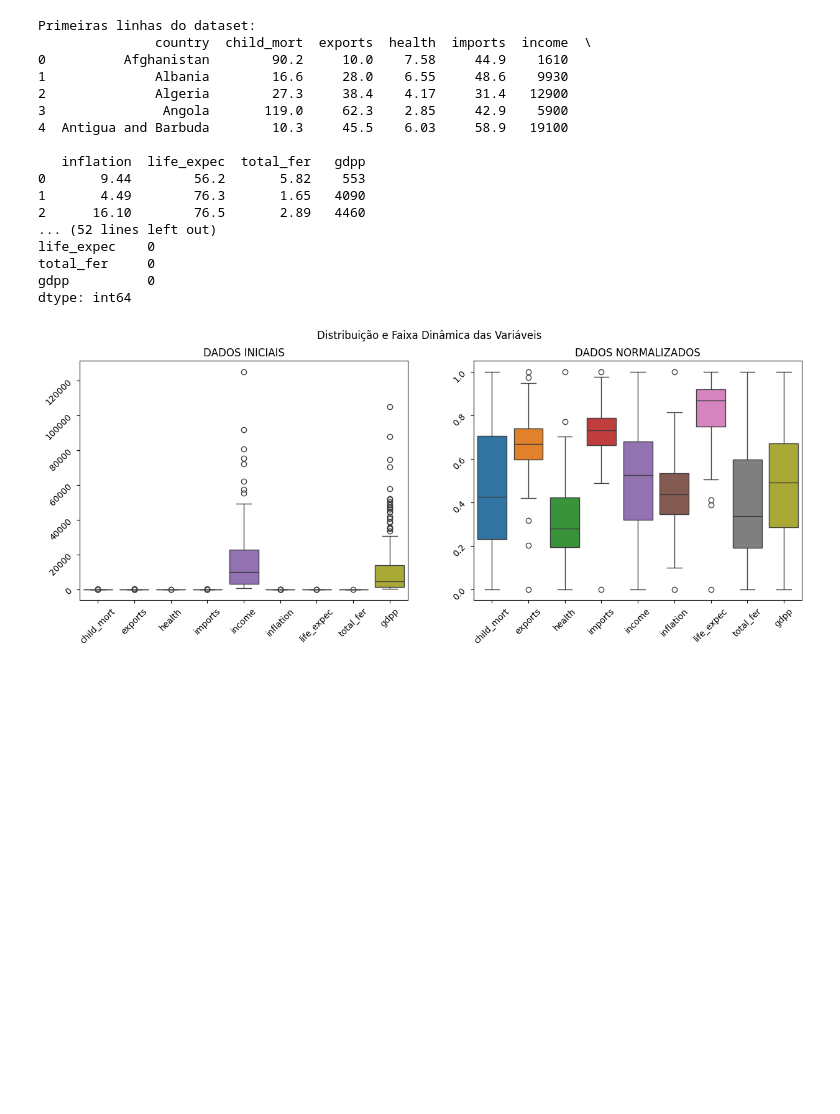
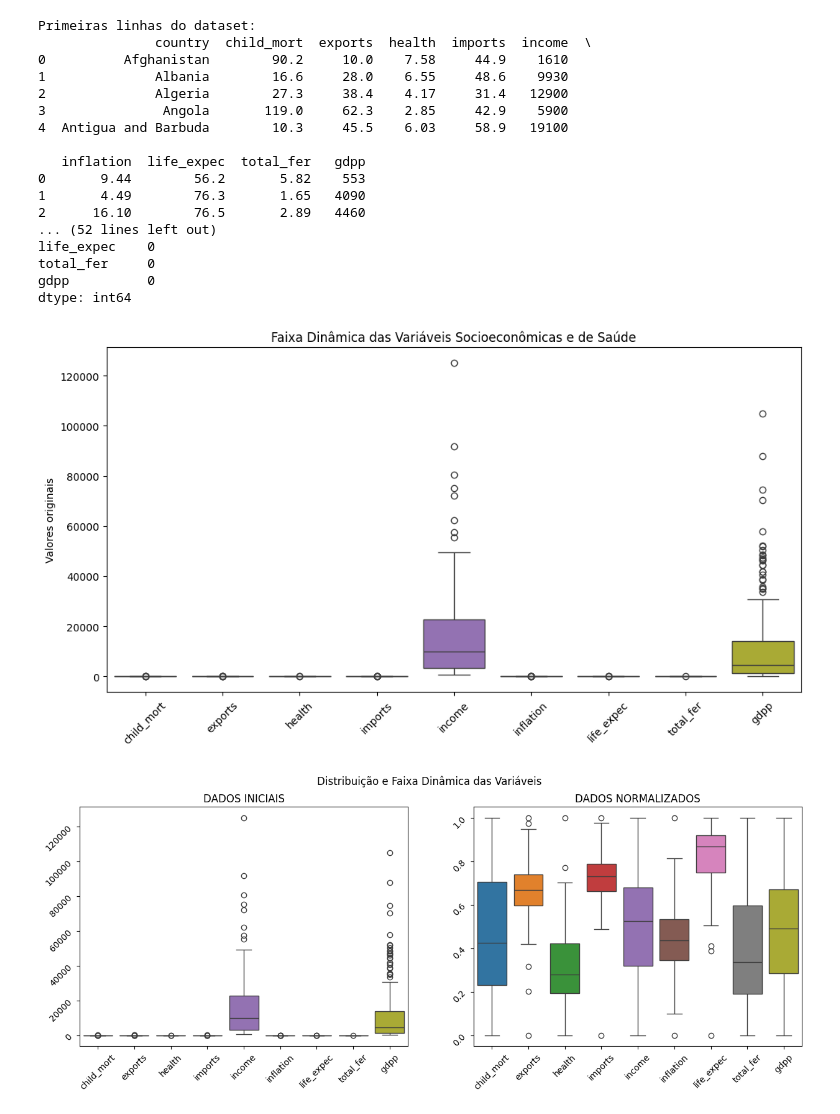
Before and after one commit to echer/25E4-infnet-algoritmos-de-inteligencia-artificial-para-clusterizacao, a Jupyter notebook: trabalho.ipynb, the cells around one changed output. Saved outputs shown, nothing was run; the diff lists cells and outputs as text; code cells hidden in the pictures; blank space fills up the shorter version.

```diff
--- a/trabalho.ipynb
+++ b/trabalho.ipynb
@@ -75,6 +78,16 @@ scaler = MinMaxScaler()
 X_scaled = scaler.fit_transform(X)
 # %%
 X_scaled_df = pd.DataFrame(X_scaled, columns=X.columns)
+# %%
+# --- Boxplot para ver a faixa dinâmica ---
+plt.figure(figsize=(12,6))
+sns.boxplot(data=df)
+plt.title("Faixa Dinâmica das Variáveis Socioeconômicas e de Saúde")
+plt.xticks(rotation=45)
+plt.ylabel("Valores originais")
+plt.show()
+# %% [output]
+[figure, added]
 # %%
 f, ax = plt.subplots(1, 2, figsize=(15,5))
 
```
Also changed, not shown: parts of 1 cell of this notebook, 9 other files.
